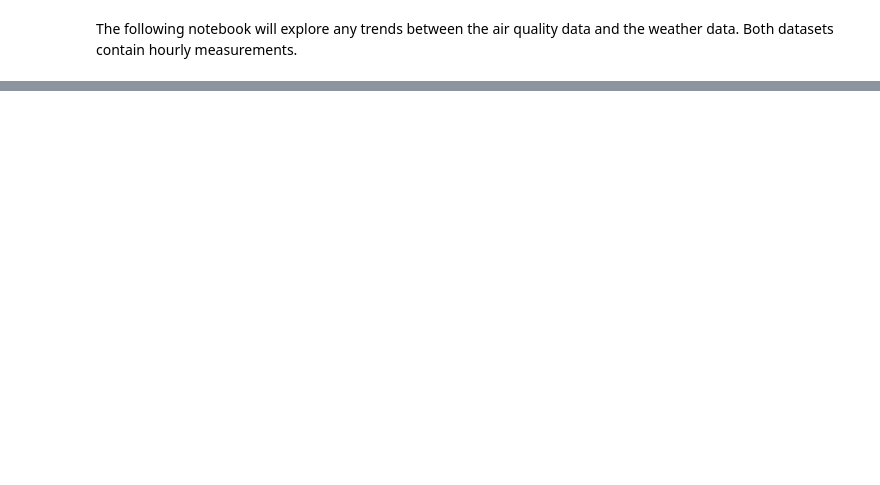
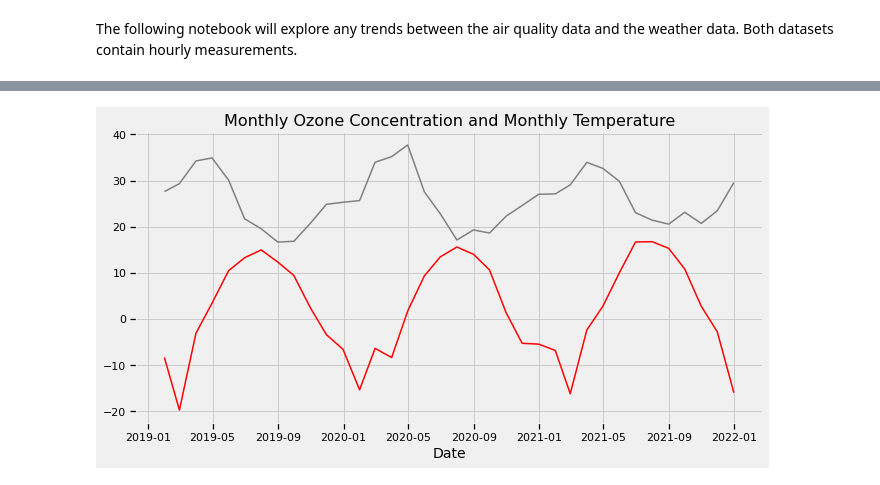
Before and after one commit to mirandadoris/CIV1498_Project2_Pythoneers, a Jupyter notebook: 2-Analysis/Weather_AQ_Analysis.ipynb, the cells around one changed output, grey strips where cells are left out. Saved outputs shown, nothing was run; the diff lists cells and outputs as text; code cells hidden in the pictures; blank space fills up the shorter version.

```diff
--- a/2-Analysis/Weather_AQ_Analysis.ipynb
+++ b/2-Analysis/Weather_AQ_Analysis.ipynb
@@ -53,0 +113,13 @@ None
+# %%
+plt.figure(figsize=(10,5))
+
+plt.plot(aq_weather_monthly.index, aq_weather_monthly['O3'], 'gray', label = 'Monthly Mean Concentration (ppb)')
+plt.plot(aq_weather_monthly.index, aq_weather_monthly['TEMP_MEAN_(C)'], 'r', label = 'Monthly Mean Temperature (C)')
+
+plt.xlabel('Date', fontsize=14)
+
+
+plt.title('Monthly Ozone Concentration and Monthly Temperature', fontsize=16)
+plt.show()
+# %% [output]
+[figure, added]
```
Also changed, not shown: parts of 6 cells of this notebook.
